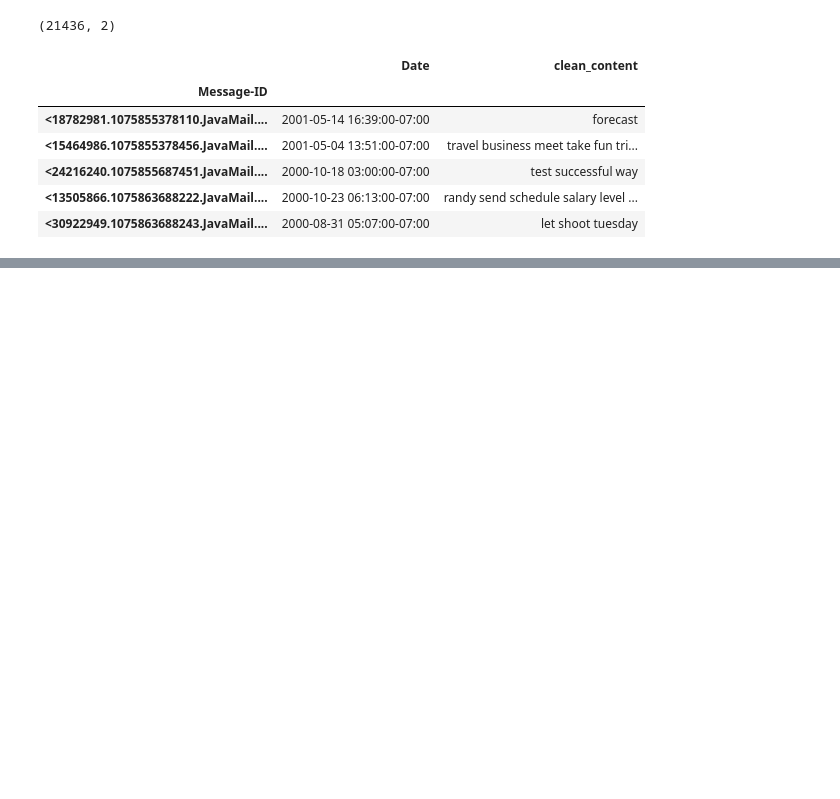
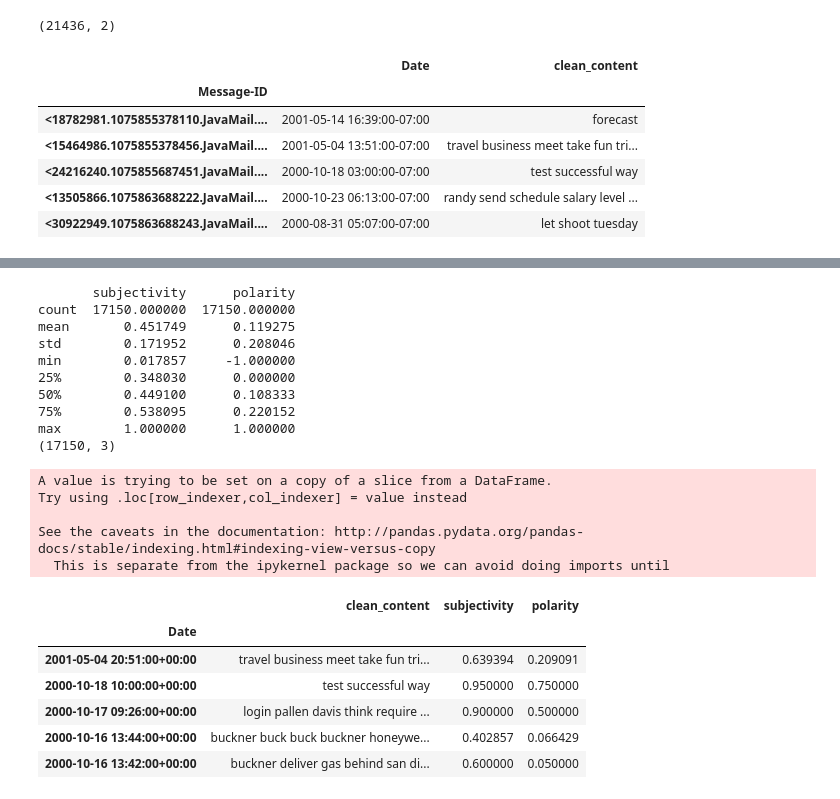
Before and after one commit to JiaMa-SJSU/Auto-complete, a Jupyter notebook: smart_email_compose.ipynb, the cells around one changed output, grey strips where cells are left out. Drawn from its saved outputs; the diff is of its cells as text; code cells hidden in the pictures; blank space fills up the shorter version.

```diff
--- a/smart_email_compose.ipynb
+++ b/smart_email_compose.ipynb
@@ -496,0 +516,30 @@ calculate_sentiment_nb(test1, attribute= 0)
+# %%
+sentiment_df1 = sentiment_df[sentiment_df['Date'].map(year_dec) != 0]
+print(sentiment_df1.describe())
+sentiment_df1['Date'] = pd.to_datetime(sentiment_df1['Date'], utc='us')
+sentiment_df1 = sentiment_df1.set_index('Date')
+print(sentiment_df1.shape)
+sentiment_df1.head()
+# %% [output]
+       subjectivity      polarity
+count  17150.000000  17150.000000
+mean       0.451749      0.119275
+std        0.171952      0.208046
+min        0.017857     -1.000000
+25%        0.348030      0.000000
+50%        0.449100      0.108333
+75%        0.538095      0.220152
+max        1.000000      1.000000
+(17150, 3)
+A value is trying to be set on a copy of a slice from a DataFrame.
+Try using .loc[row_indexer,col_indexer] = value instead
+
+See the caveats in the documentation: http://pandas.pydata.org/pandas-docs/stable/indexing.html#indexing-view-versus-copy
+  This is separate from the ipykernel package so we can avoid doing imports until
+|  | clean_content | subjectivity | polarity |
+| Date |  |  |  |
+| 2001-05-04 20:51:00+00:00 | travel business meet take fun tri... | 0.639394 | 0.209091 |
+| 2000-10-18 10:00:00+00:00 | test successful way | 0.950000 | 0.750000 |
+| 2000-10-17 09:26:00+00:00 | login pallen davis think require ... | 0.900000 | 0.500000 |
+| 2000-10-16 13:44:00+00:00 | buckner buck buck buckner honeywe... | 0.402857 | 0.066429 |
+| 2000-10-16 13:42:00+00:00 | buckner deliver gas behind san di... | 0.600000 | 0.050000 |
```
Also changed, not shown: parts of 14 cells of this notebook.
